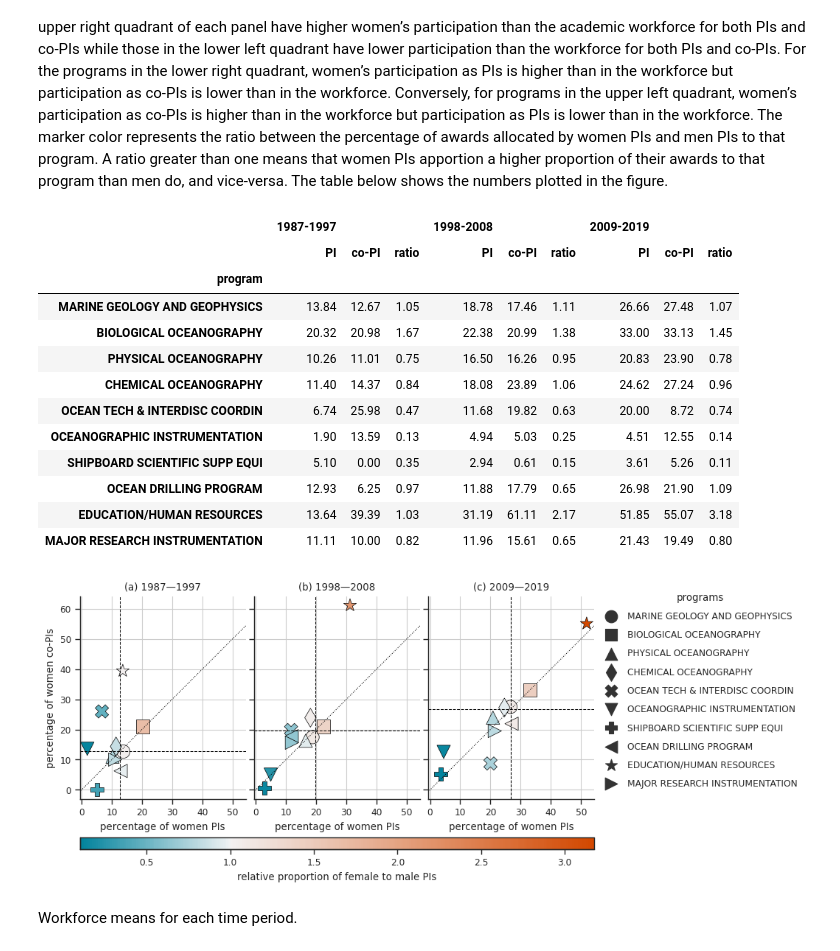
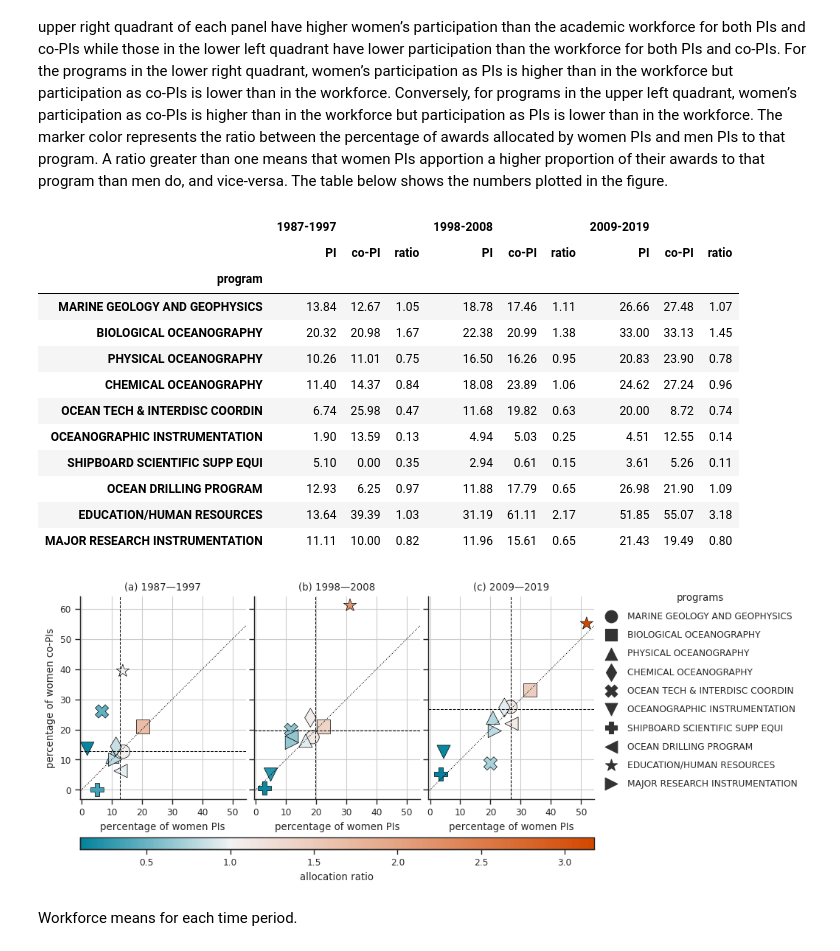
Before and after one commit to idlima/nsf-oce-gender, a Jupyter notebook: manuscript_figures.ipynb, the cells around one changed output. Cells and saved outputs as stored; diff of their text form; code cells hidden in the pictures.

```diff
--- a/manuscript_figures.ipynb
+++ b/manuscript_figures.ipynb
@@ -172,35 +180,35 @@ for ax, wf in zip(axs, wf_means):
     _ = ax.vlines(wf, ymin, ymax, linestyles='dashed', colors='k', linewidth=0.75)
 
 handles, labels = axs[0].get_legend_handles_labels()
 _ = ax.legend(handles[7:], labels[7:], loc='upper left', bbox_to_anchor=(1.0, 1.06), frameon=False, labelspacing=1, title='programs', markerscale=2.5)
 
 smap = plt.cm.ScalarMappable(cmap=cmap, norm=colors.TwoSlopeNorm(1, 0.1, vmax))
 smap.set_array([])
 l, b, w, h = axs[0].get_position().bounds
 cax = fig.add_axes([l, b-0.17, 0.775, 0.04])
 cb = fig.colorbar(smap, cax=cax, orientation='horizontal')
-_ = cb.set_label('relative proportion of female to male PIs')
+_ = cb.set_label('allocation ratio')
 
 sns.despine(fig)
 fig.savefig('figures/pi_copi_program_scatter.png',dpi=dpi,bbox_inches='tight')
 
 cols = ['PI','co-PI','ratio']
 pd.concat([by_prog1[cols], by_prog2[cols], by_prog3[cols]], keys=['1987-1997','1998-2008', '2009-2019'], axis=1).style.format('{:.2f}')
 # %% [output]
 |  | 1987-1997 |  |  | 1998-2008 |  |  | 2009-2019 |  |  |
 |  | PI | co-PI | ratio | PI | co-PI | ratio | PI | co-PI | ratio |
 | program |  |  |  |  |  |  |  |  |  |
 | MARINE GEOLOGY AND GEOPHYSICS | 13.84 | 12.67 | 1.05 | 18.78 | 17.46 | 1.11 | 26.66 | 27.48 | 1.07 |
 | BIOLOGICAL OCEANOGRAPHY | 20.32 | 20.98 | 1.67 | 22.38 | 20.99 | 1.38 | 33.00 | 33.13 | 1.45 |
 | PHYSICAL OCEANOGRAPHY | 10.26 | 11.01 | 0.75 | 16.50 | 16.26 | 0.95 | 20.83 | 23.90 | 0.78 |
 | CHEMICAL OCEANOGRAPHY | 11.40 | 14.37 | 0.84 | 18.08 | 23.89 | 1.06 | 24.62 | 27.24 | 0.96 |
 | OCEAN TECH & INTERDISC COORDIN | 6.74 | 25.98 | 0.47 | 11.68 | 19.82 | 0.63 | 20.00 | 8.72 | 0.74 |
 | OCEANOGRAPHIC INSTRUMENTATION | 1.90 | 13.59 | 0.13 | 4.94 | 5.03 | 0.25 | 4.51 | 12.55 | 0.14 |
 | SHIPBOARD SCIENTIFIC SUPP EQUI | 5.10 | 0.00 | 0.35 | 2.94 | 0.61 | 0.15 | 3.61 | 5.26 | 0.11 |
 | OCEAN DRILLING PROGRAM | 12.93 | 6.25 | 0.97 | 11.88 | 17.79 | 0.65 | 26.98 | 21.90 | 1.09 |
 | EDUCATION/HUMAN RESOURCES | 13.64 | 39.39 | 1.03 | 31.19 | 61.11 | 2.17 | 51.85 | 55.07 | 3.18 |
 | MAJOR RESEARCH INSTRUMENTATION | 11.11 | 10.00 | 0.82 | 11.96 | 15.61 | 0.65 | 21.43 | 19.49 | 0.80 |
-[figure, old version]
+[figure, new version]
 # %% [markdown]
 Workforce means for each time period.
 # %%
```
Also changed, not shown: parts of 5 cells of this notebook, 1 other file.
